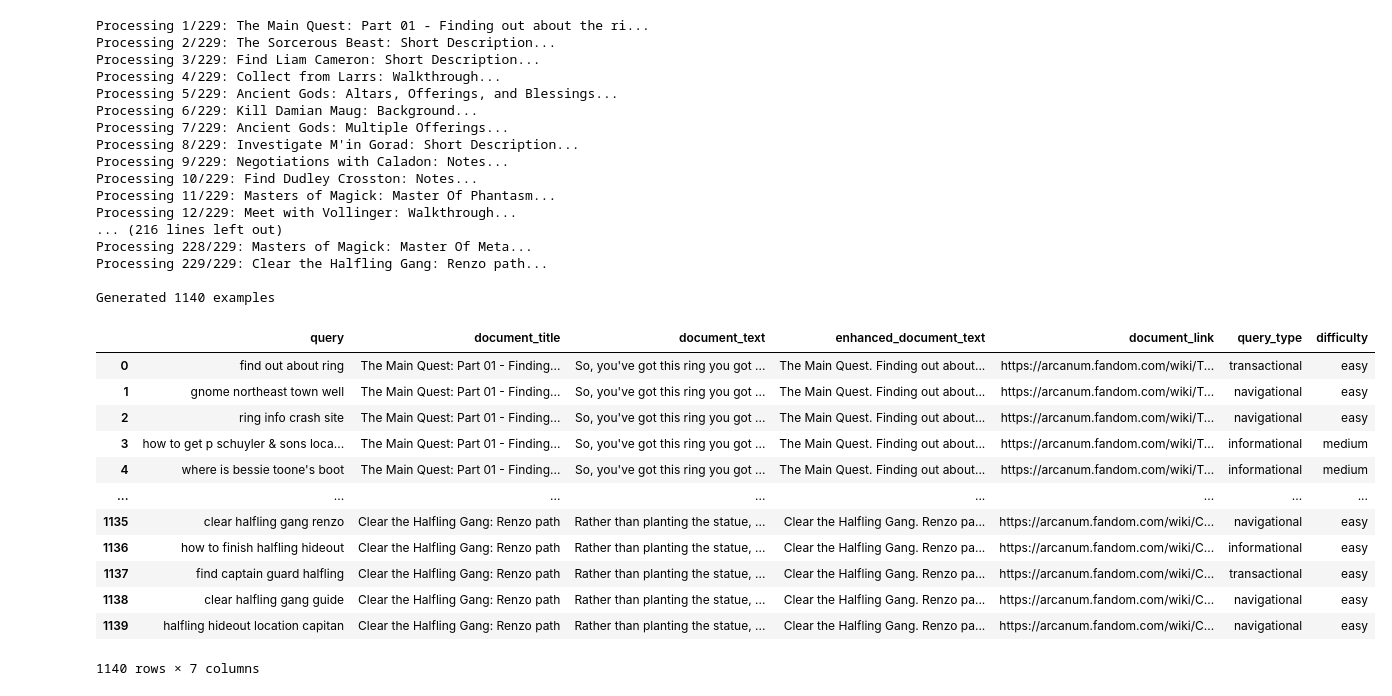
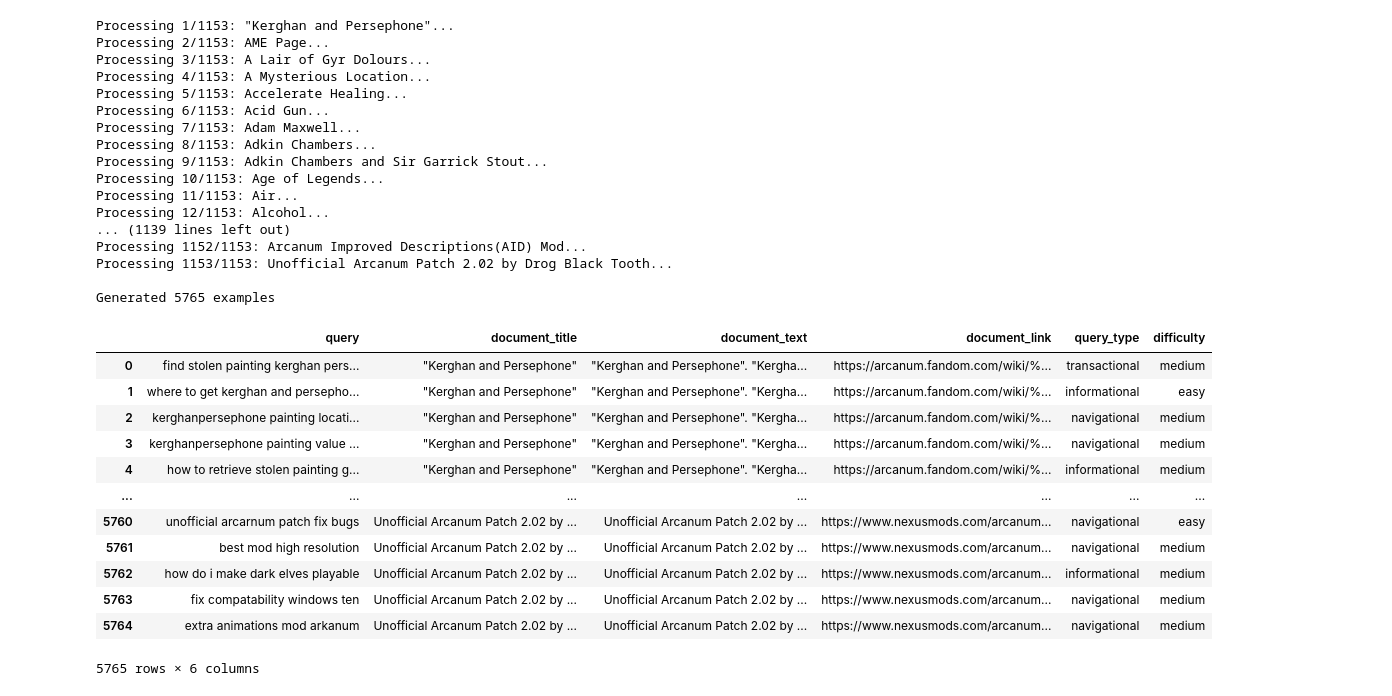
Before and after one commit to ankorn/arcanumsearch, a Jupyter notebook: arc_synth.ipynb, the cells around one changed output. Drawn from its saved outputs; the diff is of its cells as text; code cells hidden in the pictures.

Commit message:
pameydorke/arcanum-cross-platform-queries-synthetic

```diff
--- a/arc_synth.ipynb
+++ b/arc_synth.ipynb
@@ -66,9 +66,9 @@ class LLMQueryGenerator:
                                         num_queries: int = 5) -> str:
 
         return f"""You are a player of the RPG.
-You need help with a quest and are searching a wiki for information.
+You need help with a quest or a bug or a mod.
 
-Given this quest information:
+Given this document information:
 Content: {document_text}...
 
 Generate {num_queries} different search queries that a player might type to find this information.
@@ -77,7 +77,7 @@ Make them diverse in style and specificity:
 Requirements:
 1. Mix of specific (quest name) and vague (problem description) queries
 2. Include natural language questions and keyword searches
-3. Some should be short (2-3 words), others longer full sentences
+3. Some should be short (1-2 words), others a bit longer
 4. Include common typos or variations a player might use
 5. Some should focus on main result of a quest, others on walkthrough steps
 6. Avoid using words "arcanum", "experience", "reward"
@@ -140,19 +140,19 @@ class ArcanumSyntheticDataset:
         results = []
 
         for idx, row in self.df.iterrows():
-            print(f"Processing {idx+1}/{len(self.df)}: {row['document_title'][:50]}...")
+            print(f"Processing {idx+1}/{len(self.df)}: {row['TITLE'][:50]}...")
 
             if self.generator:
                 examples = self.generator.generate_queries_for_document(
-                    row['document_title'], row['enhanced_document_text'], queries_per_doc
+                    row['TITLE'], row['TEXT'], queries_per_doc
                 )
                 for ex in examples:
                     results.append({
                         'query': ex.query,
-                        'document_title': row['document_title'],
-                        'document_text': row['document_text'],
-                        'enhanced_document_text': row['enhanced_document_text'],
-                        'document_link': row['document_link'],
+                        'document_title': row['TITLE'],
+                        'document_text': row['TEXT'],
+                        # 'enhanced_document_text': row['enhanced_document_text'],
+                        'document_link': row['LINK'],
                         'query_type': ex.query_type,
                         'difficulty': ex.difficulty
                     })
@@ -202,43 +229,45 @@ pure_df
+# %%
+ds = load_dataset("pameydorke/arcanumsearch-cross-platform", token='')
 # %%
 generator = LLMQueryGenerator(
     model,
     tokenizer
 )
 
-dataset = ArcanumSyntheticDataset(pure_df, generator)
+dataset = ArcanumSyntheticDataset(ds['train'].to_pandas(), generator)
 df = dataset.generate(
     queries_per_doc=5,
 )
 
 df
 # %% [output]
-Processing 1/229: The Main Quest: Part 01 - Finding out about the ri...
-Processing 2/229: The Sorcerous Beast: Short Description...
-Processing 3/229: Find Liam Cameron: Short Description...
-Processing 4/229: Collect from Larrs: Walkthrough...
-Processing 5/229: Ancient Gods: Altars, Offerings, and Blessings...
-Processing 6/229: Kill Damian Maug: Background...
-Processing 7/229: Ancient Gods: Multiple Offerings...
-Processing 8/229: Investigate M'in Gorad: Short Description...
-Processing 9/229: Negotiations with Caladon: Notes...
-Processing 10/229: Find Dudley Crosston: Notes...
-Processing 11/229: Masters of Magick: Master Of Phantasm...
-Processing 12/229: Meet with Vollinger: Walkthrough...
-... (216 lines left out)
-Processing 228/229: Masters of Magick: Master Of Meta...
-Processing 229/229: Clear the Halfling Gang: Renzo path...
+Processing 1/1153: "Kerghan and Persephone"...
+Processing 2/1153: AME Page...
+Processing 3/1153: A Lair of Gyr Dolours...
+Processing 4/1153: A Mysterious Location...
+Processing 5/1153: Accelerate Healing...
+Processing 6/1153: Acid Gun...
+Processing 7/1153: Adam Maxwell...
+Processing 8/1153: Adkin Chambers...
+Processing 9/1153: Adkin Chambers and Sir Garrick Stout...
+Processing 10/1153: Age of Legends...
+Processing 11/1153: Air...
+Processing 12/1153: Alcohol...
+... (1139 lines left out)
+Processing 1152/1153: Arcanum Improved Descriptions(AID) Mod...
+Processing 1153/1153: Unofficial Arcanum Patch 2.02 by Drog Black Tooth...
 
-Generated 1140 examples
+Generated 5765 examples
-|  | query | document_title | document_text | enhanced_document_text | document_link | query_type | difficulty |
-| 0 | find out about ring | The Main Quest: Part 01 - Finding... | So, you've got this ring you got ... | The Main Quest. Finding out about... | https://arcanum.fandom.com/wiki/T... | transactional | easy |
-| 1 | gnome northeast town well | The Main Quest: Part 01 - Finding... | So, you've got this ring you got ... | The Main Quest. Finding out about... | https://arcanum.fandom.com/wiki/T... | navigational | easy |
-| 2 | ring info crash site | The Main Quest: Part 01 - Finding... | So, you've got this ring you got ... | The Main Quest. Finding out about... | https://arcanum.fandom.com/wiki/T... | navigational | easy |
-| 3 | how to get p schuyler & sons loca... | The Main Quest: Part 01 - Finding... | So, you've got this ring you got ... | The Main Quest. Finding out about... | https://arcanum.fandom.com/wiki/T... | informational | medium |
-| 4 | where is bessie toone's boot | The Main Quest: Part 01 - Finding... | So, you've got this ring you got ... | The Main Quest. Finding out about... | https://arcanum.fandom.com/wiki/T... | informational | medium |
-| ... | ... | ... | ... | ... | ... | ... | ... |
-| 1135 | clear halfling gang renzo | Clear the Halfling Gang: Renzo path | Rather than planting the statue, ... | Clear the Halfling Gang. Renzo pa... | https://arcanum.fandom.com/wiki/C... | navigational | easy |
-| 1136 | how to finish halfling hideout | Clear the Halfling Gang: Renzo path | Rather than planting the statue, ... | Clear the Halfling Gang. Renzo pa... | https://arcanum.fandom.com/wiki/C... | informational | easy |
-| 1137 | find captain guard halfling | Clear the Halfling Gang: Renzo path | Rather than planting the statue, ... | Clear the Halfling Gang. Renzo pa... | https://arcanum.fandom.com/wiki/C... | transactional | easy |
-| 1138 | clear halfling gang guide | Clear the Halfling Gang: Renzo path | Rather than planting the statue, ... | Clear the Halfling Gang. Renzo pa... | https://arcanum.fandom.com/wiki/C... | navigational | easy |
-| 1139 | halfling hideout location capitan | Clear the Halfling Gang: Renzo path | Rather than planting the statue, ... | Clear the Halfling Gang. Renzo pa... | https://arcanum.fandom.com/wiki/C... | navigational | easy |
+|  | query | document_title | document_text | document_link | query_type | difficulty |
+| 0 | find stolen painting kerghan pers... | "Kerghan and Persephone" | "Kerghan and Persephone". "Kergha... | https://arcanum.fandom.com/wiki/%... | transactional | medium |
+| 1 | where to get kerghan and persepho... | "Kerghan and Persephone" | "Kerghan and Persephone". "Kergha... | https://arcanum.fandom.com/wiki/%... | informational | easy |
+| 2 | kerghanpersephone painting locati... | "Kerghan and Persephone" | "Kerghan and Persephone". "Kergha... | https://arcanum.fandom.com/wiki/%... | navigational | medium |
+| 3 | kerghanpersephone painting value ... | "Kerghan and Persephone" | "Kerghan and Persephone". "Kergha... | https://arcanum.fandom.com/wiki/%... | navigational | medium |
+| 4 | how to retrieve stolen painting g... | "Kerghan and Persephone" | "Kerghan and Persephone". "Kergha... | https://arcanum.fandom.com/wiki/%... | informational | medium |
+| ... | ... | ... | ... | ... | ... | ... |
+| 5760 | unofficial arcarnum patch fix bugs | Unofficial Arcanum Patch 2.02 by ... | Unofficial Arcanum Patch 2.02 by ... | https://www.nexusmods.com/arcanum... | navigational | easy |
+| 5761 | best mod high resolution | Unofficial Arcanum Patch 2.02 by ... | Unofficial Arcanum Patch 2.02 by ... | https://www.nexusmods.com/arcanum... | navigational | medium |
+| 5762 | how do i make dark elves playable | Unofficial Arcanum Patch 2.02 by ... | Unofficial Arcanum Patch 2.02 by ... | https://www.nexusmods.com/arcanum... | informational | medium |
+| 5763 | fix compatability windows ten | Unofficial Arcanum Patch 2.02 by ... | Unofficial Arcanum Patch 2.02 by ... | https://www.nexusmods.com/arcanum... | navigational | medium |
+| 5764 | extra animations mod arkanum | Unofficial Arcanum Patch 2.02 by ... | Unofficial Arcanum Patch 2.02 by ... | https://www.nexusmods.com/arcanum... | navigational | medium |
-1140 rows × 7 columns
+5765 rows × 6 columns
```
Also changed, not shown: parts of 13 cells of this notebook, 1 other file.
